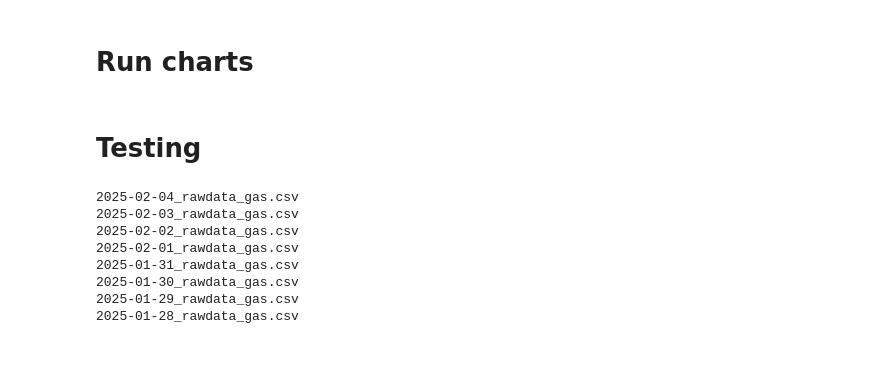
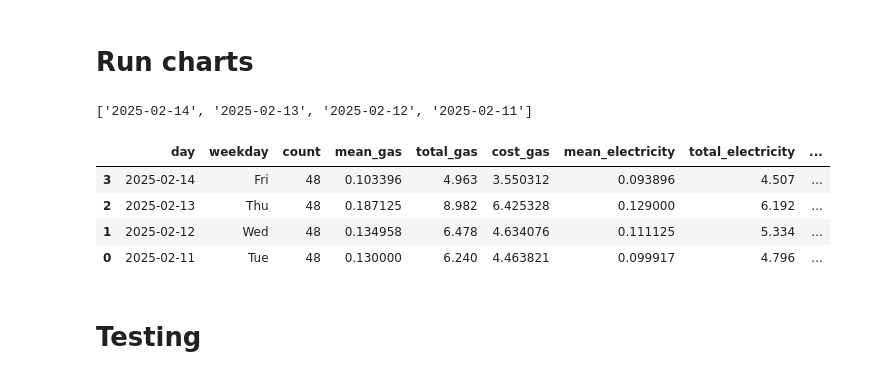
Before and after one commit to suzannefox/EnergyUsage, a Jupyter notebook: getReading.ipynb, the cells around one changed output. Cells and saved outputs as stored; diff of their text form; code cells hidden in the pictures.

```diff
--- a/getReading.ipynb
+++ b/getReading.ipynb
@@ -189,17 +192,42 @@ fig.show()
+# %%
+no_of_days = 4
+
+df_summary = df_both.groupby(["day", "weekday"]).agg(
+    count=("gas_consumption", "count"),  # Counting records in each group
+    mean_gas=("gas_consumption", "mean"),
+    total_gas=("gas_consumption", "sum"),
+    mean_electricity=("electricity_consumption", "mean"),
+    total_electricity=("electricity_consumption", "sum")
+).reset_index().sort_values(by="day", ascending=False)
+
+list_days = df_summary[0:no_of_days]['day'].to_list()
+print(list_days)
+
+# display chart
+df_week = df_both[df_both['day'].isin(list_days)].copy()
+# convert to costs
+df_week['gas_cost'] = df_week['gas_consumption'] * 11.16 * 0.0641
+df_week['electricity_cost'] = df_week['electricity_consumption'] * .2606
+
+fig = get_plot(df_week, 'both', 'cost')
+fig.show()
+# %% [output]
+['2025-02-14', '2025-02-13', '2025-02-12', '2025-02-11']
+# %%
+df_week.groupby(["day", "weekday"]).agg(
+    count=("gas_consumption", "count"),  # Counting records in each group
+    mean_gas=("gas_consumption", "mean"),
+    total_gas=("gas_consumption", "sum"),
+    cost_gas=("gas_cost", "sum"),
+    mean_electricity=("electricity_consumption", "mean"),
+    total_electricity=("electricity_consumption", "sum"),
+    cost_electricity=("electricity_cost", "sum")
+).reset_index().sort_values(by="day", ascending=False)
+# %% [output]
+|  | day | weekday | count | mean_gas | total_gas | cost_gas | mean_electricity | total_electricity | ... |
+| 3 | 2025-02-14 | Fri | 48 | 0.103396 | 4.963 | 3.550312 | 0.093896 | 4.507 | ... |
+| 2 | 2025-02-13 | Thu | 48 | 0.187125 | 8.982 | 6.425328 | 0.129000 | 6.192 | ... |
+| 1 | 2025-02-12 | Wed | 48 | 0.134958 | 6.478 | 4.634076 | 0.111125 | 5.334 | ... |
+| 0 | 2025-02-11 | Tue | 48 | 0.130000 | 6.240 | 4.463821 | 0.099917 | 4.796 | ... |
 # %% [markdown]
 # Testing
-# %%
-raw_files = [file for file in os.listdir(dir_data_raw) if file.endswith(".csv") and 'rawdata' in file and 'gas' in file]
-raw_files = sorted(raw_files, reverse = True)
-
-for x in raw_files:
-    print(x)
-# %% [output]
-2025-02-04_rawdata_gas.csv
-2025-02-03_rawdata_gas.csv
-2025-02-02_rawdata_gas.csv
-2025-02-01_rawdata_gas.csv
-2025-01-31_rawdata_gas.csv
-2025-01-30_rawdata_gas.csv
-2025-01-29_rawdata_gas.csv
-2025-01-28_rawdata_gas.csv
```
Also changed, not shown: parts of 4 cells of this notebook, 1 other file.
